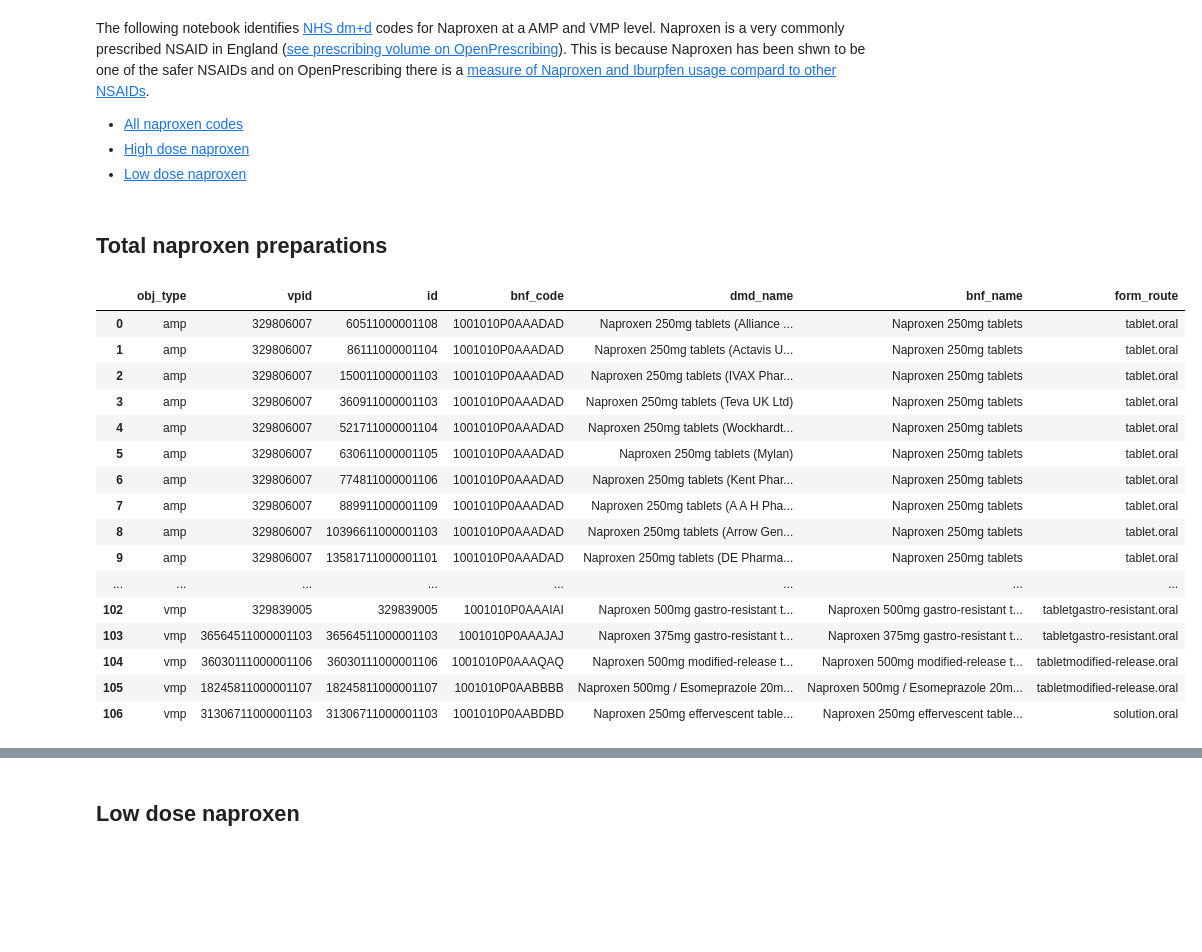
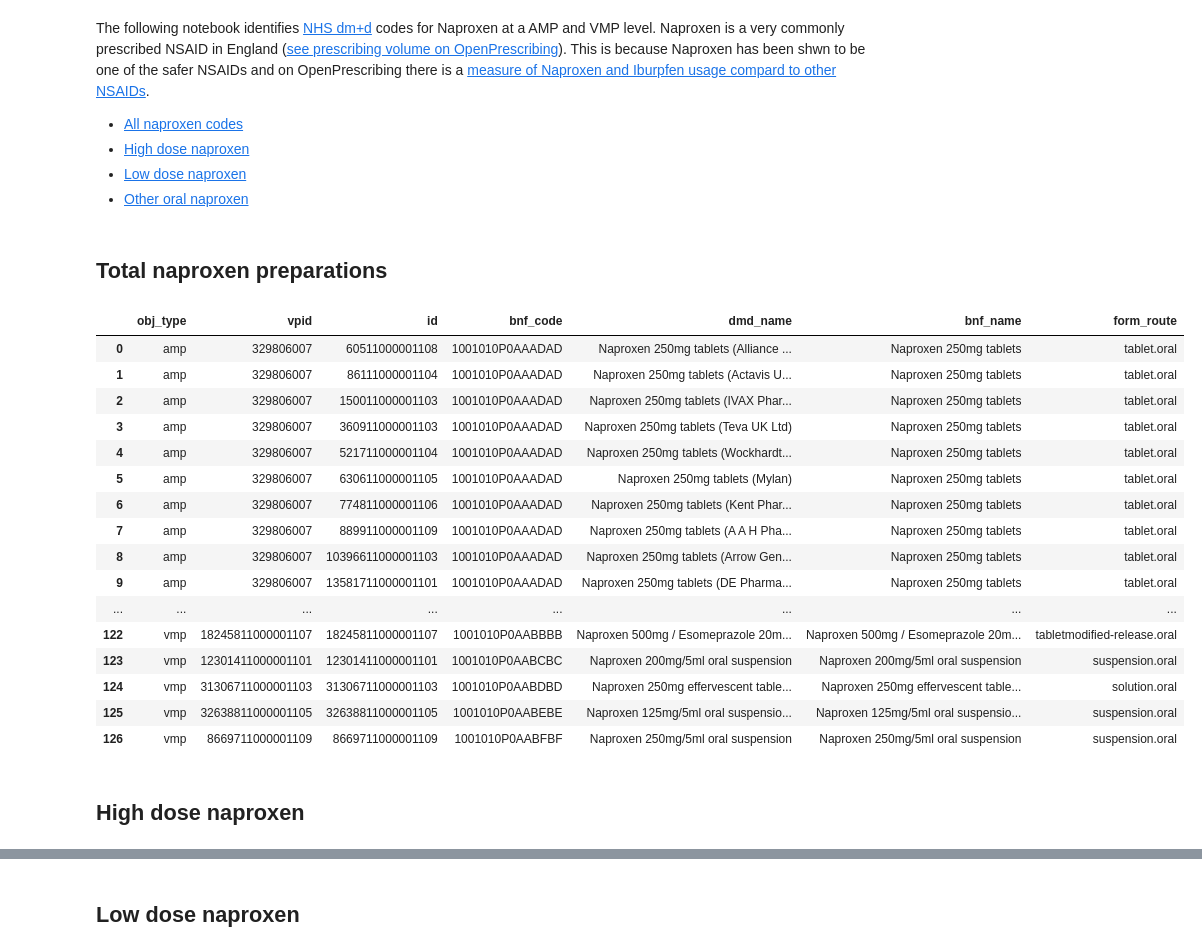
Before and after one commit to ebmdatalab/nsaid-covid-codelist-notebook, a Jupyter notebook: notebooks/naproxen.ipynb, the cells around one changed output, grey strips where cells are left out. Drawn from its saved outputs; the diff is of its cells as text; code cells hidden in the pictures; blank space fills up the shorter version.

Commit message:
amend naproxen notebook
include all orals in original DF
create new dataframe of other

```diff
--- a/notebooks/naproxen.ipynb
+++ b/notebooks/naproxen.ipynb
@@ -4,6 +4,7 @@ The following notebook identifies [NHS dm+d](https://ebmdatalab.net/what-is-the-
 - [All naproxen codes](#all)
 - [High dose naproxen](#hd)
 - [Low dose naproxen](#ld)
+- [Other oral naproxen](#other)
 # %%
 #import libraries
 from ebmdatalab import bq
@@ -21,37 +22,37 @@ WITH bnf_codes AS (
 
 SELECT *
 FROM measures.dmd_objs_with_form_route
 WHERE bnf_code IN (SELECT * FROM bnf_codes)
 AND
 obj_type IN ('vmp', 'amp')
 AND
 form_route LIKE '%.oral%' #gets rid of suppositories
-AND
-form_route NOT LIKE '%susp%' #this drops oral liquids ie suspensions
+## AND
+## form_route NOT LIKE '%susp%' #this drops oral liquids ie suspensions
 ORDER BY obj_type, bnf_code, snomed_id
 '''
 
 
 naproxen_codelist = bq.cached_read(sql, csv_path=os.path.join('..','data','naproxen_codelist.csv'))
 pd.set_option('display.max_rows', None)
 pd.set_option('display.max_colwidth', None)
 naproxen_codelist.rename(columns={'snomed_id':'id'}, inplace=True) ##rename to fit another notebook with code already written
 naproxen_codelist
 # %% [output]
 |  | obj_type | vpid | id | bnf_code | dmd_name | bnf_name | form_route |
 | 0 | amp | 329806007 | 60511000001108 | 1001010P0AAADAD | Naproxen 250mg tablets (Alliance ... | Naproxen 250mg tablets | tablet.oral |
 | 1 | amp | 329806007 | 86111000001104 | 1001010P0AAADAD | Naproxen 250mg tablets (Actavis U... | Naproxen 250mg tablets | tablet.oral |
 | 2 | amp | 329806007 | 150011000001103 | 1001010P0AAADAD | Naproxen 250mg tablets (IVAX Phar... | Naproxen 250mg tablets | tablet.oral |
 | 3 | amp | 329806007 | 360911000001103 | 1001010P0AAADAD | Naproxen 250mg tablets (Teva UK Ltd) | Naproxen 250mg tablets | tablet.oral |
 | 4 | amp | 329806007 | 521711000001104 | 1001010P0AAADAD | Naproxen 250mg tablets (Wockhardt... | Naproxen 250mg tablets | tablet.oral |
 | 5 | amp | 329806007 | 630611000001105 | 1001010P0AAADAD | Naproxen 250mg tablets (Mylan) | Naproxen 250mg tablets | tablet.oral |
 | 6 | amp | 329806007 | 774811000001106 | 1001010P0AAADAD | Naproxen 250mg tablets (Kent Phar... | Naproxen 250mg tablets | tablet.oral |
 | 7 | amp | 329806007 | 889911000001109 | 1001010P0AAADAD | Naproxen 250mg tablets (A A H Pha... | Naproxen 250mg tablets | tablet.oral |
 | 8 | amp | 329806007 | 10396611000001103 | 1001010P0AAADAD | Naproxen 250mg tablets (Arrow Gen... | Naproxen 250mg tablets | tablet.oral |
 | 9 | amp | 329806007 | 13581711000001101 | 1001010P0AAADAD | Naproxen 250mg tablets (DE Pharma... | Naproxen 250mg tablets | tablet.oral |
 | ... | ... | ... | ... | ... | ... | ... | ... |
-| 102 | vmp | 329839005 | 329839005 | 1001010P0AAAIAI | Naproxen 500mg gastro-resistant t... | Naproxen 500mg gastro-resistant t... | tabletgastro-resistant.oral |
-| 103 | vmp | 36564511000001103 | 36564511000001103 | 1001010P0AAAJAJ | Naproxen 375mg gastro-resistant t... | Naproxen 375mg gastro-resistant t... | tabletgastro-resistant.oral |
-| 104 | vmp | 36030111000001106 | 36030111000001106 | 1001010P0AAAQAQ | Naproxen 500mg modified-release t... | Naproxen 500mg modified-release t... | tabletmodified-release.oral |
-| 105 | vmp | 18245811000001107 | 18245811000001107 | 1001010P0AABBBB | Naproxen 500mg / Esomeprazole 20m... | Naproxen 500mg / Esomeprazole 20m... | tabletmodified-release.oral |
-| 106 | vmp | 31306711000001103 | 31306711000001103 | 1001010P0AABDBD | Naproxen 250mg effervescent table... | Naproxen 250mg effervescent table... | solution.oral |
+| 122 | vmp | 18245811000001107 | 18245811000001107 | 1001010P0AABBBB | Naproxen 500mg / Esomeprazole 20m... | Naproxen 500mg / Esomeprazole 20m... | tabletmodified-release.oral |
+| 123 | vmp | 12301411000001101 | 12301411000001101 | 1001010P0AABCBC | Naproxen 200mg/5ml oral suspension | Naproxen 200mg/5ml oral suspension | suspension.oral |
+| 124 | vmp | 31306711000001103 | 31306711000001103 | 1001010P0AABDBD | Naproxen 250mg effervescent table... | Naproxen 250mg effervescent table... | solution.oral |
+| 125 | vmp | 32638811000001105 | 32638811000001105 | 1001010P0AABEBE | Naproxen 125mg/5ml oral suspensio... | Naproxen 125mg/5ml oral suspensio... | suspension.oral |
+| 126 | vmp | 8669711000001109 | 8669711000001109 | 1001010P0AABFBF | Naproxen 250mg/5ml oral suspension | Naproxen 250mg/5ml oral suspension | suspension.oral |
@@ -60 +59,3 @@ naproxen_codelist
+# %% [markdown]
+## High dose naproxen <a id='hd'></a>
 # %%
```
Also changed, not shown: parts of 5 cells of this notebook, 3 other files.
